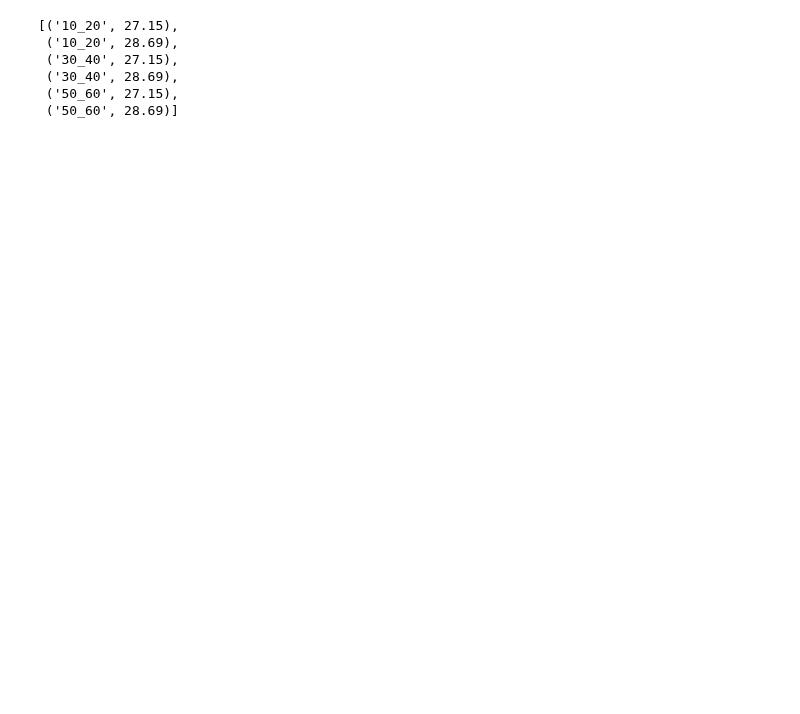
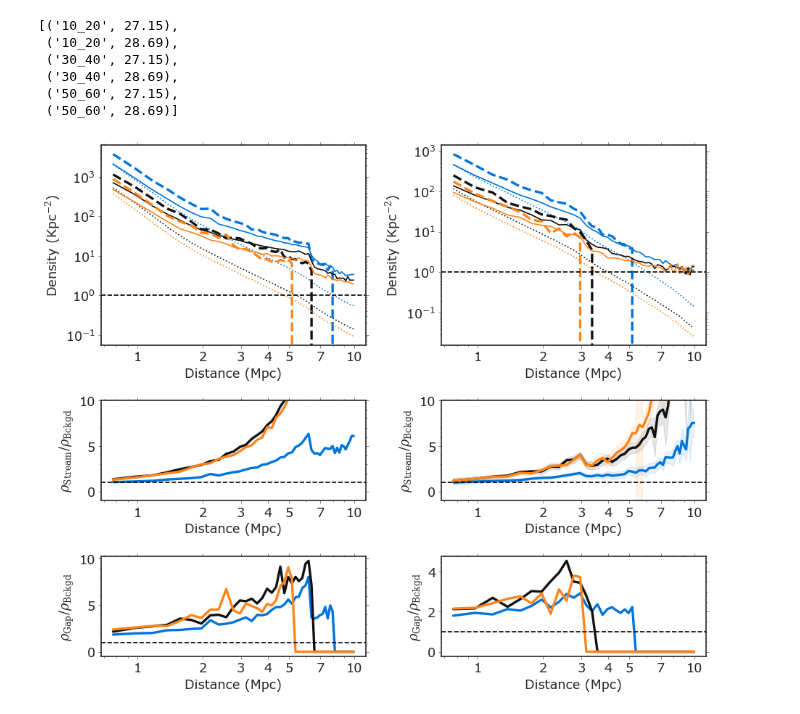
Before and after one commit to caganze/stellarstreams, a Jupyter notebook: notebooks/Gap Detection Pipeline.ipynb, the cells around one changed output. Saved outputs shown, nothing was run; the diff lists cells and outputs as text; code cells hidden in the pictures; blank space fills up the shorter version.

```diff
--- a/notebooks/Gap Detection Pipeline.ipynb
+++ b/notebooks/Gap Detection Pipeline.ipynb
@@ -320,7 +340,7 @@ def get_counts(df, dgrid, rgc, m):
 # %%
 dgrid=np.arange(0.77, 10, .2)
 # %%
-def make_line_plot(ax, x, y, yerr, rgc, **kwargs):
+def make_line_plot(ax, x, y, yerr, rgc, show_error=False, **kwargs):
 
     nans=np.logical_or.reduce([np.isnan(x), np.isnan(y), np.isnan(yerr)])
     #print (vls)
@@ -331,8 +351,9 @@ def make_line_plot(ax, x, y, yerr, rgc, **kwargs):
     dy2 = np.interp(dgrid, x, y+yerr)
 
     ax.plot(dgrid, y1, **kwargs)
-    #ax.fill_between(dgrid, dy1, dy2, alpha=0.05, color=colors[rgc])
-    #ax.plot(x[~nans], y[~nans], **kwargs)
+
+    if show_error:
+        ax.fill_between(dgrid, dy1, dy2, alpha=0.1, color=colors[rgc])
 
 
     #ax.fill_between(x[~nans], y[~nans]-yerr[~nans], y[~nans]+yerr[~nans],  alpha=0.1, color=colors[rgc])
@@ -383,7 +404,7 @@ for rgc in ['10_20', '30_40', '50_60']:
                    rgc, color=colors[rgc], linestyle='-',  linewidth=3, label='Rgc={} Kpc'.format(rgcx))
 
     make_line_plot( ax[1][1], dgrid[:-1], np.vstack(vls['stream_bck_ratio'])[:,0], np.vstack(vls['stream_bck_ratio'])[:,1],\
-                   rgc, color=colors[rgc], linestyle='-',  linewidth=3, label='Rgc={} Kpc'.format(rgcx))
+                   rgc, color=colors[rgc], linestyle='-',  linewidth=3, label='Rgc={} Kpc'.format(rgcx), show_error=True)
 
 
 #ax[1][0].axhline(1, linestyle='--', color='k')
@@ -391,40 +412,42 @@ for rgc in ['10_20', '30_40', '50_60']:
 for a in np.concatenate(ax):
     a.minorticks_on()
     a.set(xscale='log',  xticks=[1, 2, 3, 4, 5, 7, 10],xticklabels=[1, 2, 3, 4, 5, 7, 10], xlabel='Distance (Mpc)')
 
 
 for a in ax[0]:
     a.set(yscale='log')
-    a.legend(fontsize=10, loc='upper right')
-    #a.axhline(1, linestyle='--')
+    #a.legend(fontsize=10, loc='upper right')
+    a.axhline(1, linestyle='--', c='k')
 
 for a in ax[1]:
-    a.axhline(1, linestyle='--')
-    a.legend(fontsize=10)
+    a.axhline(1, linestyle='--', c='k')
+    a.set(ylim=[-1, 10])
+    #a.legend(fontsize=10)
 
 for a in ax[-1]:
-    a.axhline(1, linestyle='--')
-    a.set(ylim=[-0.5, 5])
-    a.legend(fontsize=10)
+    a.axhline(1, linestyle='--', c='k')
+    #a.legend(fontsize=10)
 
 #ax[0][0].set(yscale='log', ylim=[1e-1, 5e3])
 #ax[0][1].set(yscale='log', ylim=[1e-1, 5e3])
 
 ax[0][0].set(ylabel=r'Density (Kpc$^{-2}$)')
 ax[0][1].set(ylabel=r'Density (Kpc$^{-2}$)')
 
 
 ax[2][0].set(ylabel=r'$\rho_{\rm Gap}/\rho_{\rm Bckgd }$')
 ax[2][1].set(ylabel=r'$\rho_{\rm Gap}/\rho_{\rm Bckgd }$')
 
 ax[1][0].set(ylabel=r'$\rho_{\rm Stream}/\rho_{\rm Bckgd }$')
 ax[1][1].set(ylabel=r'$\rho_{\rm Stream}/\rho_{\rm Bckgd }$')
 
 #ax[1][0].set(ylim=[-2, 2])
 #ax[1][1].set(ylim=[-2, 2])
 plt.tight_layout()
 
 plt.savefig('../figures/gap_density_number.pdf')
+# %% [output]
+[figure, added]
 # %%
 def get_pipeline_results(dmod, mag_limit, rgc):
     fls=glob.glob('../data/pipeline/pipeline_rgc{}_mhalo5.00e+06_maglimit{:.2f}_run*.npy'.format(rgc, mag_limit))
```
Also changed, not shown: parts of 35 cells of this notebook.
